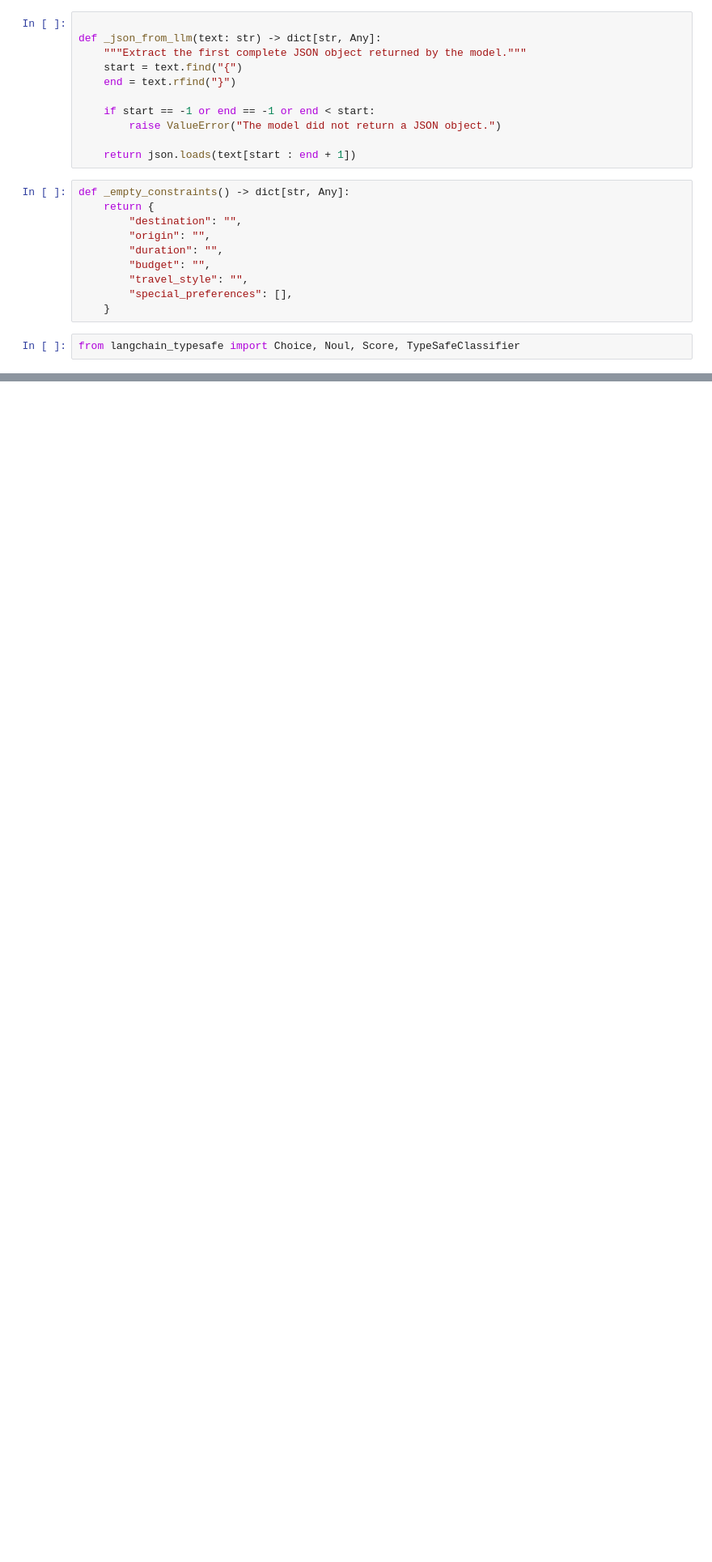
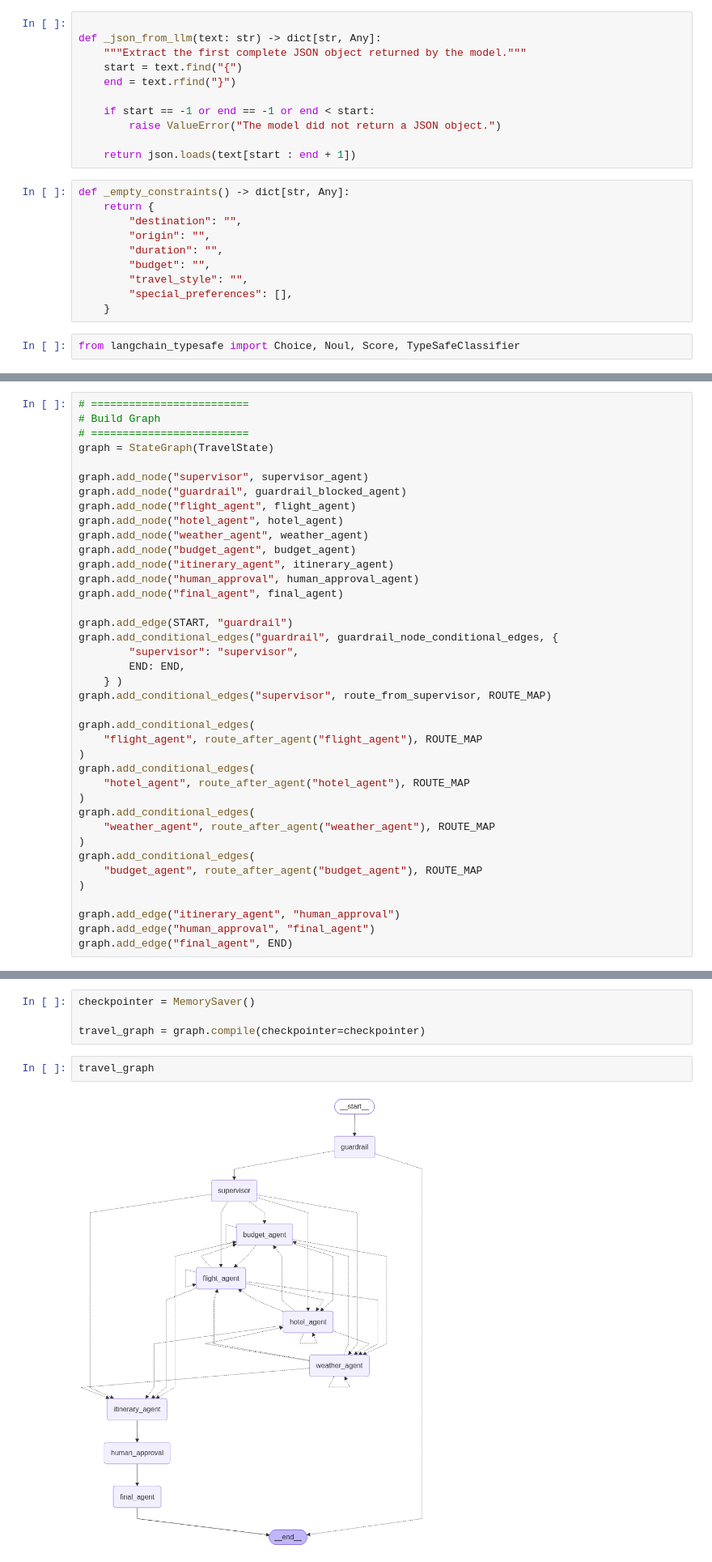
Before and after one commit to vaibhavarora102/TripMate-Multi-Agent-AI-System, a Jupyter notebook: notebooks/graph.ipynb, the cells around one changed output, grey strips where cells are left out. Shown at 81% size. Saved outputs shown, nothing was run; the diff lists cells and outputs as text; blank space fills up the shorter version.

Commit message:
travel agent

```diff
--- a/notebooks/graph.ipynb
+++ b/notebooks/graph.ipynb
@@ -188,0 +656,39 @@ are missing. You need to classify if it is a valid request or not."""
+# %%
+# =========================
+# Build Graph
+# =========================
+graph = StateGraph(TravelState)
+
+graph.add_node("supervisor", supervisor_agent)
+graph.add_node("guardrail", guardrail_blocked_agent)
+graph.add_node("flight_agent", flight_agent)
+graph.add_node("hotel_agent", hotel_agent)
+graph.add_node("weather_agent", weather_agent)
+graph.add_node("budget_agent", budget_agent)
+graph.add_node("itinerary_agent", itinerary_agent)
+graph.add_node("human_approval", human_approval_agent)
+graph.add_node("final_agent", final_agent)
+
+graph.add_edge(START, "guardrail")
+graph.add_conditional_edges("guardrail", guardrail_node_conditional_edges, {
+        "supervisor": "supervisor",
+        END: END,
+    } )
+graph.add_conditional_edges("supervisor", route_from_supervisor, ROUTE_MAP)
+
+graph.add_conditional_edges(
+    "flight_agent", route_after_agent("flight_agent"), ROUTE_MAP
+)
+graph.add_conditional_edges(
+    "hotel_agent", route_after_agent("hotel_agent"), ROUTE_MAP
+)
+graph.add_conditional_edges(
+    "weather_agent", route_after_agent("weather_agent"), ROUTE_MAP
+)
+graph.add_conditional_edges(
+    "budget_agent", route_after_agent("budget_agent"), ROUTE_MAP
+)
+
+graph.add_edge("itinerary_agent", "human_approval")
+graph.add_edge("human_approval", "final_agent")
+graph.add_edge("final_agent", END)
@@ -188,0 +697,8 @@ are missing. You need to classify if it is a valid request or not."""
+# %%
+checkpointer = MemorySaver()
+
+travel_graph = graph.compile(checkpointer=checkpointer)
+# %%
+travel_graph
+# %% [output]
+[figure, added]
```
Also changed, not shown: parts of 18 cells of this notebook, 10 other files.
